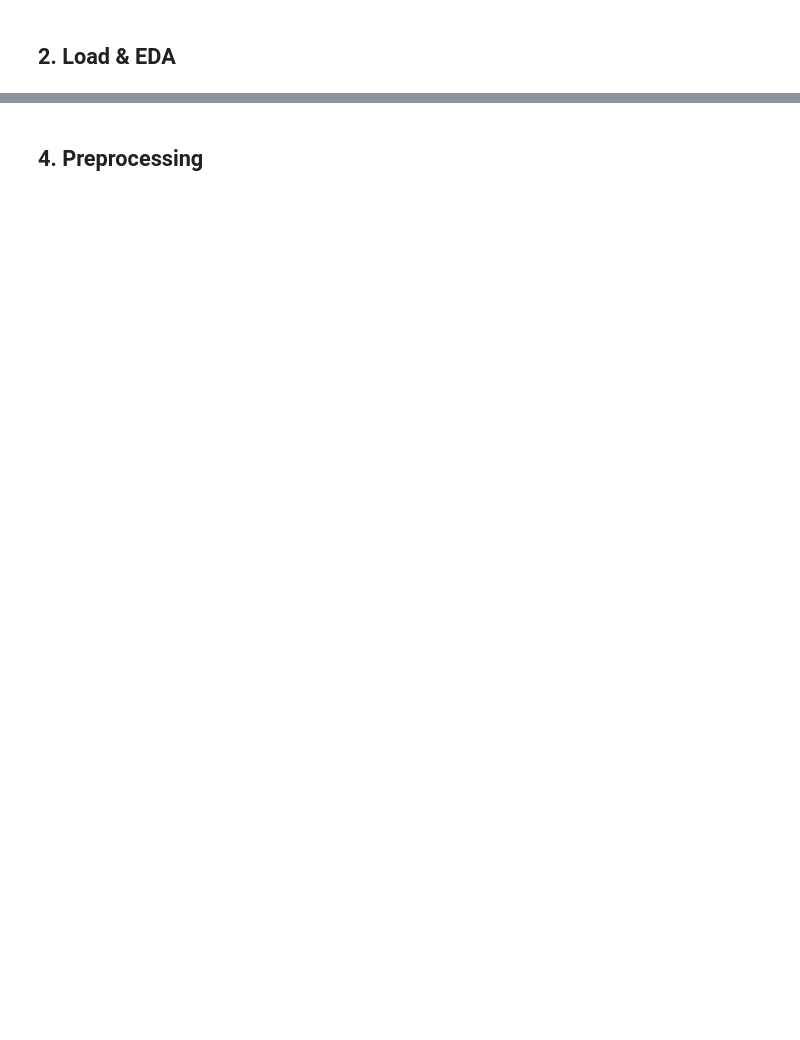
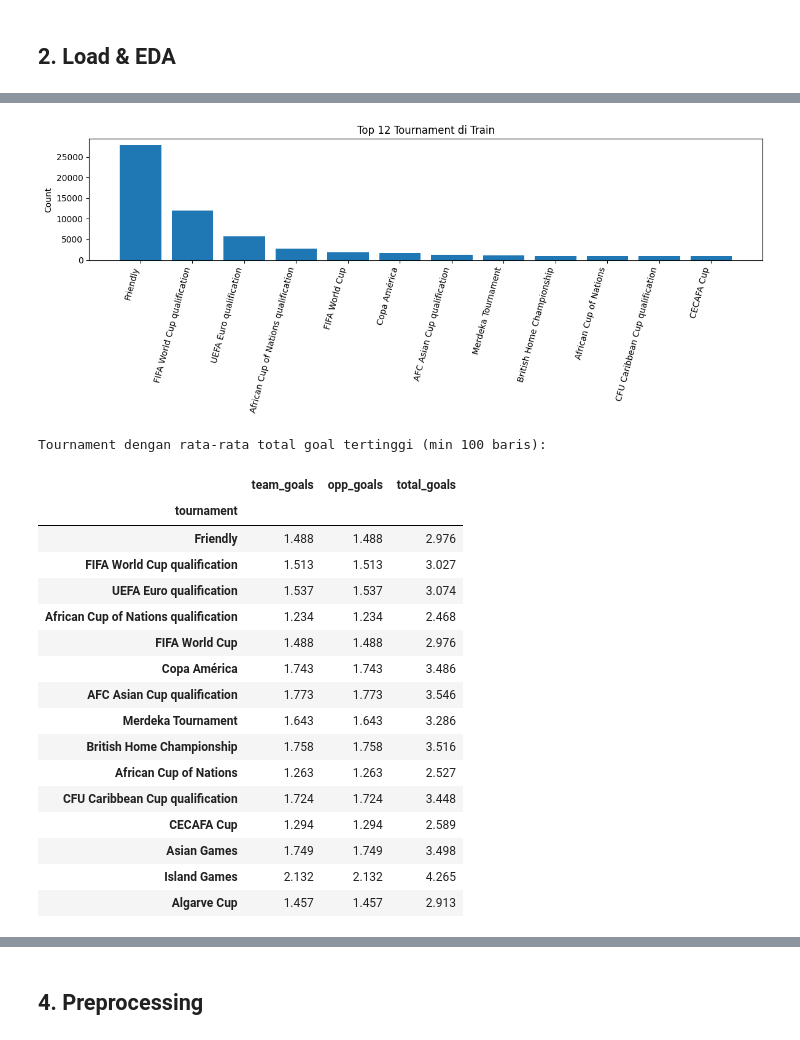
Before and after one commit to maulnite/gamafest-bcc-lagi-bawa-anak-baru, a Jupyter notebook: football_prediction.ipynb, the cells around one changed output, grey strips where cells are left out. Drawn from its saved outputs; the diff is of its cells as text; code cells hidden in the pictures; blank space fills up the shorter version.

```diff
--- a/football_prediction.ipynb
+++ b/football_prediction.ipynb
@@ -97,0 +337,42 @@ print('\nWeight distribution:',dict(train['tournament_weight'].value_counts()))
+# %%
+top_tournaments = train['tournament'].value_counts().head(12)
+
+plt.figure(figsize=(12, 5))
+plt.bar(top_tournaments.index, top_tournaments.values)
+plt.xticks(rotation=75, ha='right')
+plt.ylabel('Count')
+plt.title('Top 12 Tournament di Train')
+plt.tight_layout()
+plt.show()
+
+tournament_goal_summary = (
+    train.groupby('tournament')[['team_goals', 'opp_goals', 'total_goals']]
+    .mean()
+    .sort_values('total_goals', ascending=False)
+    .round(3)
+)
+
+print('Tournament dengan rata-rata total goal tertinggi (min 100 baris):')
+tour_count = train['tournament'].value_counts()
+valid_tour = tour_count[tour_count >= 100].index
+display(tournament_goal_summary.loc[valid_tour].head(15))
+# %% [output]
+[figure, added]
+Tournament dengan rata-rata total goal tertinggi (min 100 baris):
+|  | team_goals | opp_goals | total_goals |
+| tournament |  |  |  |
+| Friendly | 1.488 | 1.488 | 2.976 |
+| FIFA World Cup qualification | 1.513 | 1.513 | 3.027 |
+| UEFA Euro qualification | 1.537 | 1.537 | 3.074 |
+| African Cup of Nations qualification | 1.234 | 1.234 | 2.468 |
+| FIFA World Cup | 1.488 | 1.488 | 2.976 |
+| Copa América | 1.743 | 1.743 | 3.486 |
+| AFC Asian Cup qualification | 1.773 | 1.773 | 3.546 |
+| Merdeka Tournament | 1.643 | 1.643 | 3.286 |
+| British Home Championship | 1.758 | 1.758 | 3.516 |
+| African Cup of Nations | 1.263 | 1.263 | 2.527 |
+| CFU Caribbean Cup qualification | 1.724 | 1.724 | 3.448 |
+| CECAFA Cup | 1.294 | 1.294 | 2.589 |
+| Asian Games | 1.749 | 1.749 | 3.498 |
+| Island Games | 2.132 | 2.132 | 4.265 |
+| Algarve Cup | 1.457 | 1.457 | 2.913 |
```
Also changed, not shown: parts of 47 cells of this notebook.
